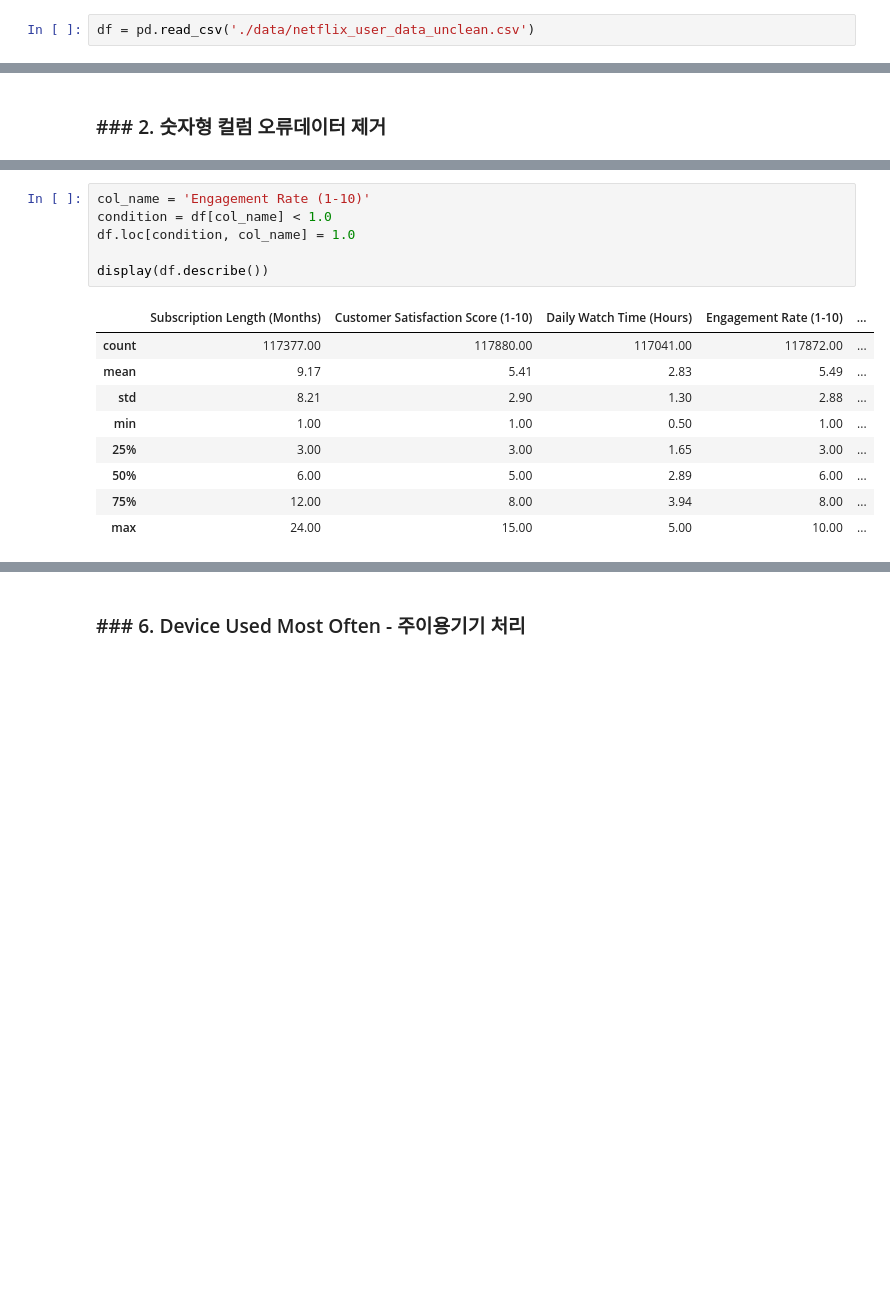
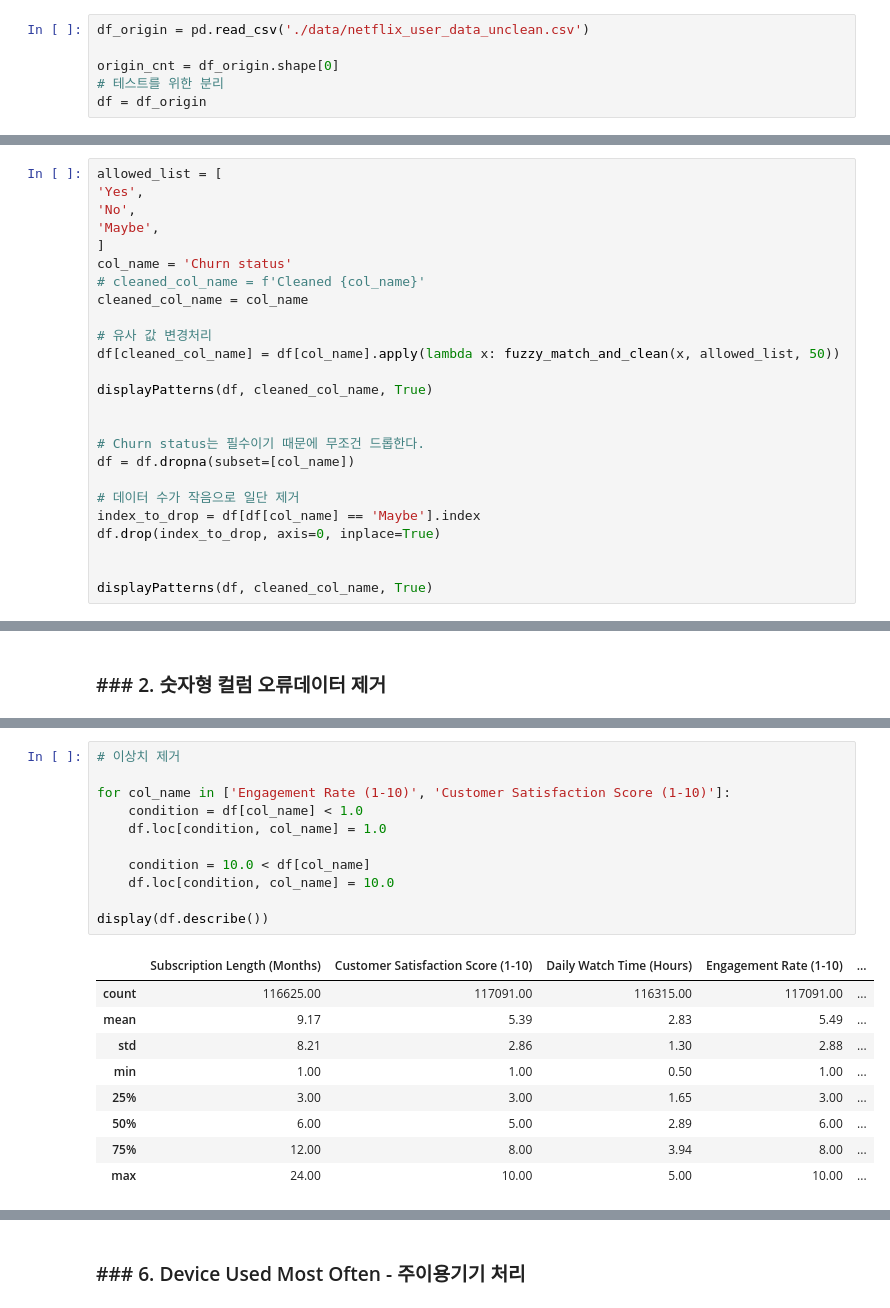
Before and after one commit to SKNetworks-AI19-250818/SKN19_2ND_3TEAM, a Jupyter notebook: EDA/eda_kbs.ipynb, the cells around one changed output, grey strips where cells are left out. Saved outputs shown, nothing was run; the diff lists cells and outputs as text; blank space fills up the shorter version.

```diff
--- a/EDA/eda_kbs.ipynb
+++ b/EDA/eda_kbs.ipynb
@@ -59,7 +59,11 @@ matplotlib.rc('font', family=font)
 # %% [markdown]
 ## ## 1. 데이터 로드
 # %%
-df = pd.read_csv('./data/netflix_user_data_unclean.csv')
+df_origin = pd.read_csv('./data/netflix_user_data_unclean.csv')
+
+origin_cnt = df_origin.shape[0]
+# 테스트를 위한 분리
+df = df_origin
 # %%
 # 컬럼 ID - 설명 매핑
 rename_map = {
@@ -533,0 +558,25 @@ print("중복처리 전", before_cnt, "중복처리 후", after_cnt, '제거됨'
+# %%
+allowed_list = [
+'Yes',
+'No',
+'Maybe',
+]
+col_name = 'Churn status'
+# cleaned_col_name = f'Cleaned {col_name}'
+cleaned_col_name = col_name
+
+# 유사 값 변경처리
+df[cleaned_col_name] = df[col_name].apply(lambda x: fuzzy_match_and_clean(x, allowed_list, 50))
+
+displayPatterns(df, cleaned_col_name, True)
+
+
+# Churn status는 필수이기 때문에 무조건 드롭한다.
+df = df.dropna(subset=[col_name])
+
+# 데이터 수가 작음으로 일단 제거
+index_to_drop = df[df[col_name] == 'Maybe'].index
+df.drop(index_to_drop, axis=0, inplace=True)
+
+
+displayPatterns(df, cleaned_col_name, True)
@@ -586,18 +644,23 @@ display(df.describe())
 | 75% | 12.00 | 8.00 | 3.94 | 8.00 | ... |
 | max | 24.00 | 15.00 | 5.00 | 10.00 | ... |
 # %%
-col_name = 'Engagement Rate (1-10)'
-condition = df[col_name] < 1.0
-df.loc[condition, col_name] = 1.0
+# 이상치 제거
+
+for col_name in ['Engagement Rate (1-10)', 'Customer Satisfaction Score (1-10)']:
+    condition = df[col_name] < 1.0
+    df.loc[condition, col_name] = 1.0
+
+    condition = 10.0 < df[col_name]
+    df.loc[condition, col_name] = 10.0
 
 display(df.describe())
 # %% [output]
 |  | Subscription Length (Months) | Customer Satisfaction Score (1-10) | Daily Watch Time (Hours) | Engagement Rate (1-10) | ... |
-| count | 117377.00 | 117880.00 | 117041.00 | 117872.00 | ... |
-| mean | 9.17 | 5.41 | 2.83 | 5.49 | ... |
-| std | 8.21 | 2.90 | 1.30 | 2.88 | ... |
+| count | 116625.00 | 117091.00 | 116315.00 | 117091.00 | ... |
+| mean | 9.17 | 5.39 | 2.83 | 5.49 | ... |
+| std | 8.21 | 2.86 | 1.30 | 2.88 | ... |
 | min | 1.00 | 1.00 | 0.50 | 1.00 | ... |
 | 25% | 3.00 | 3.00 | 1.65 | 3.00 | ... |
 | 50% | 6.00 | 5.00 | 2.89 | 6.00 | ... |
 | 75% | 12.00 | 8.00 | 3.94 | 8.00 | ... |
-| max | 24.00 | 15.00 | 5.00 | 10.00 | ... |
+| max | 24.00 | 10.00 | 5.00 | 10.00 | ... |
```
Also changed, not shown: parts of 43 cells of this notebook, 3 other files.
